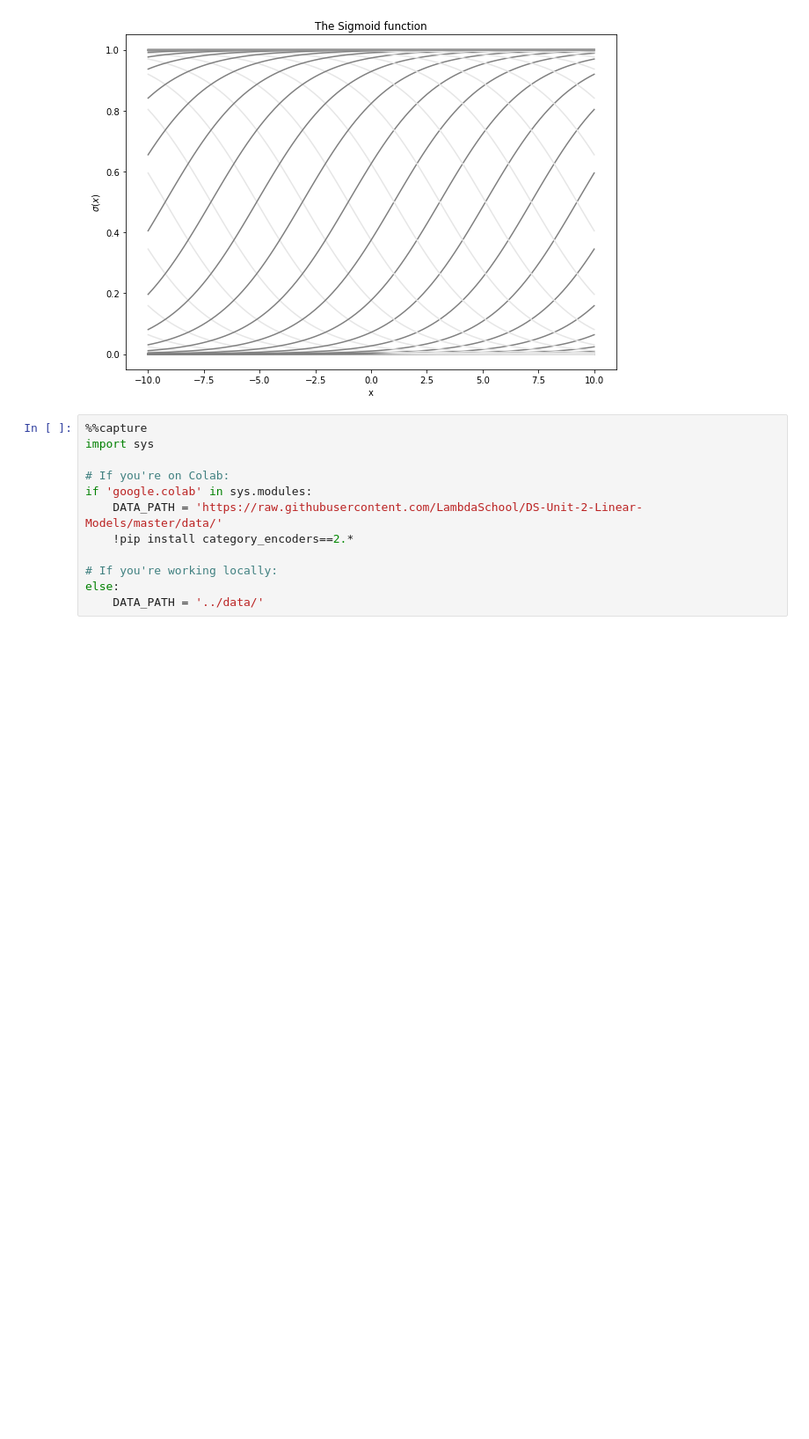
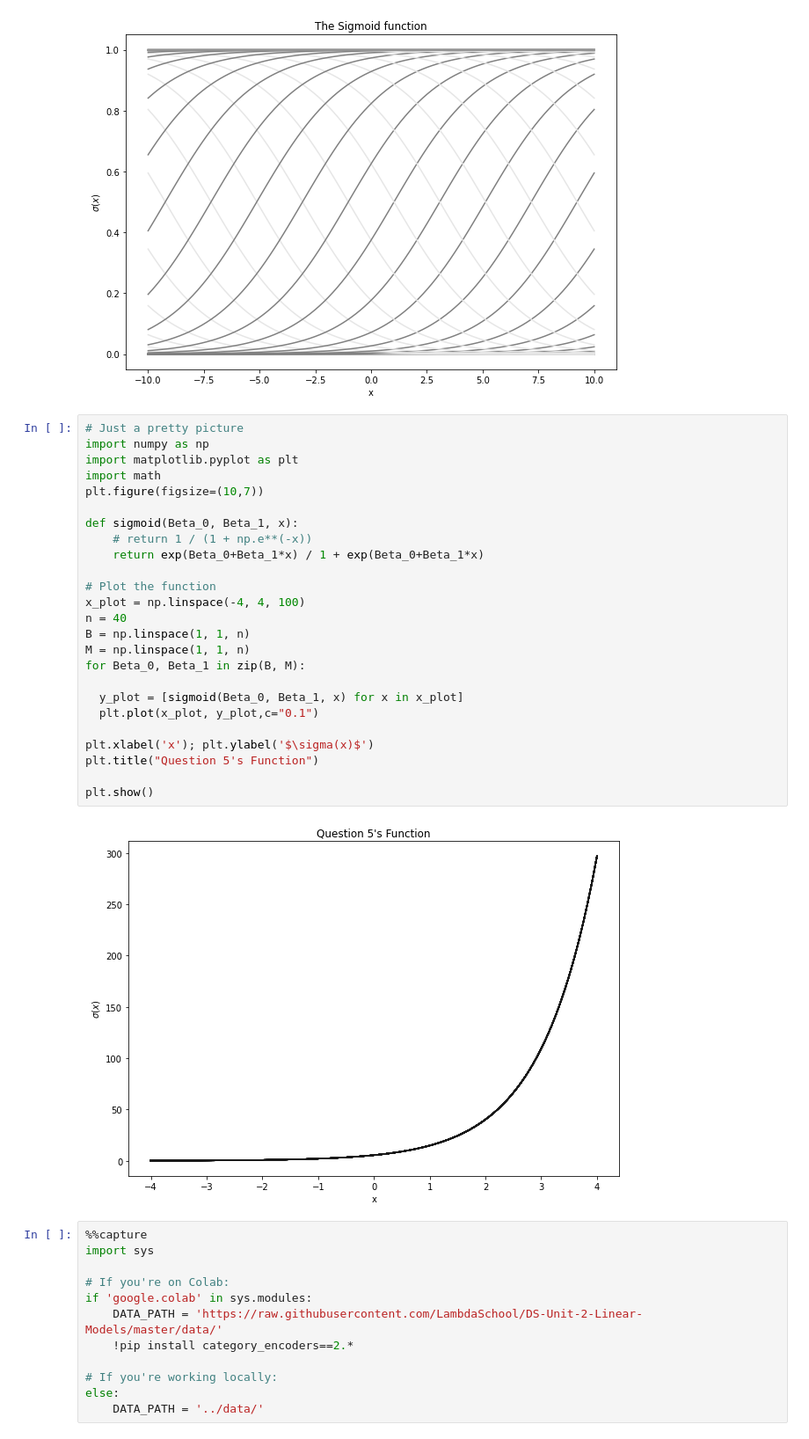
Before and after one commit to jrslagle/DS-Unit-2-Linear-Models, a Jupyter notebook: module4-logistic-regression/LS_DS_214_assignment.ipynb, the cells around one changed output. Shown: that part at 88% size. Cells and saved outputs as stored; diff of their text form; blank space fills up the shorter version.

```diff
--- a/module4-logistic-regression/LS_DS_214_assignment.ipynb
+++ b/module4-logistic-regression/LS_DS_214_assignment.ipynb
@@ -54,6 +54,33 @@ plt.title('The Sigmoid function')
 plt.show()
 # %% [output]
 [figure]
+# %%
+# Just a pretty picture
+import numpy as np
+import matplotlib.pyplot as plt
+import math
+plt.figure(figsize=(10,7))
+
+def sigmoid(Beta_0, Beta_1, x):
+    # return 1 / (1 + np.e**(-x))
+    return exp(Beta_0+Beta_1*x) / 1 + exp(Beta_0+Beta_1*x)
+
+# Plot the function
+x_plot = np.linspace(-4, 4, 100)
+n = 40
+B = np.linspace(1, 1, n)
+M = np.linspace(1, 1, n)
+for Beta_0, Beta_1 in zip(B, M):
+
+  y_plot = [sigmoid(Beta_0, Beta_1, x) for x in x_plot]
+  plt.plot(x_plot, y_plot,c="0.1")
+
+plt.xlabel('x'); plt.ylabel('$\sigma(x)$')
+plt.title("Question 5's Function")
+
+plt.show()
+# %% [output]
+[figure, added]
 # %%
 %%capture
 import sys
```
